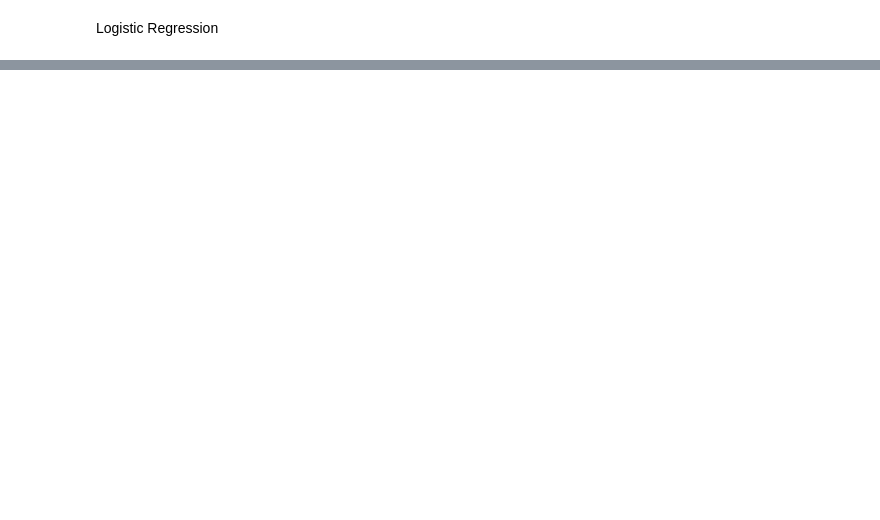
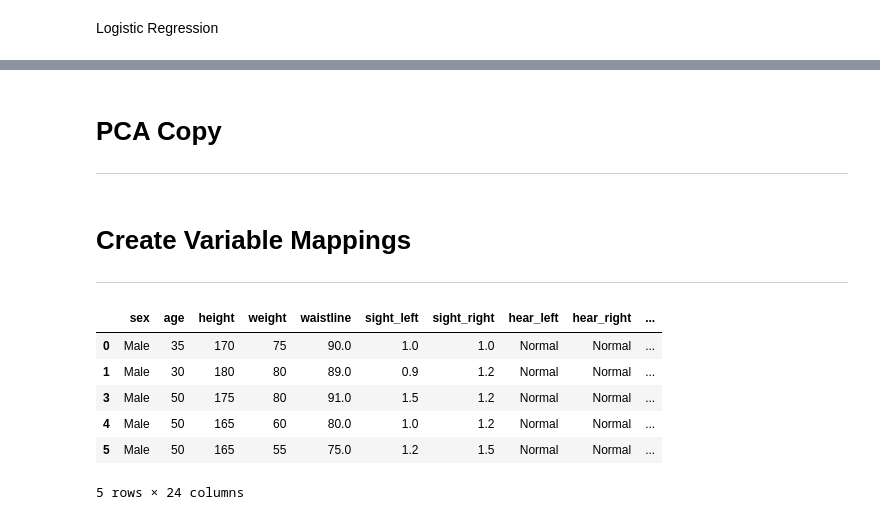
Before and after one commit to amajuoyieze/PEM-Group-Project, a Jupyter notebook: Group-Project.ipynb, the cells around one changed output, grey strips where cells are left out. Cells and saved outputs as stored; diff of their text form; code cells hidden in the pictures; blank space fills up the shorter version.

```diff
--- a/Group-Project.ipynb
+++ b/Group-Project.ipynb
@@ -127,3 +129,5 @@ df_copy.describe()
 duplicate_data(df_copy)
 # %% [output]
 'Number of duplicates: 14'
+# %%
+df_copy = df_copy.drop_duplicates(keep= 'last')
@@ -140,8 +145,3 @@ percentage_missing_values(df_copy)
-# %%
-"""df_copy['SMK_stat_type_cd'] = df_copy['SMK_stat_type_cd'].map({1: 'N', 2: 'Q', 3: 'S'}) # Smoking state, 1(never) = N , 2(used to smoke but quit) = Q, 3(still smoke) = S
-df_copy['hear_left'] = df_copy['hear_left'].map({1: 'Normal', 2: 'Abnormal'})
-df_copy['hear_right'] = df_copy['hear_right'].map({1: 'Normal', 2: 'Abnormal'})
-df_copy['urine_protein'] = df_copy['urine_protein'].map({1: '-', 2: '+/-', 3: '+1', 4: '+2', 5: '+3', 6: '+4'})"""
 # %%
 """print(df_copy.select_dtypes(include=[object,bool]).columns)"""
 # %% [output]
@@ -229,0 +258,23 @@ print("Logistic Regression Metrics:")
+# %% [markdown]
+# PCA Copy
+---
+# %%
+pca_copy = df_copy.copy()
+# %% [markdown]
+# Create Variable Mappings
+---
+# %%
+pca_copy['SMK_stat_type_cd'] = pca_copy['SMK_stat_type_cd'].map({1: 'N', 2: 'Q', 3: 'S'}) # Smoking state, 1(never) = N , 2(used to smoke but quit) = Q, 3(still smoke) = S
+pca_copy['hear_left'] = pca_copy['hear_left'].map({1: 'Normal', 2: 'Abnormal'})
+pca_copy['hear_right'] = pca_copy['hear_right'].map({1: 'Normal', 2: 'Abnormal'})
+pca_copy['urine_protein'] = pca_copy['urine_protein'].map({1: '-', 2: '+/-', 3: '+1', 4: '+2', 5: '+3', 6: '+4'})
+# %%
+pca_copy.head()
+# %% [output]
+|  | sex | age | height | weight | waistline | sight_left | sight_right | hear_left | hear_right | ... |
+| 0 | Male | 35 | 170 | 75 | 90.0 | 1.0 | 1.0 | Normal | Normal | ... |
+| 1 | Male | 30 | 180 | 80 | 89.0 | 0.9 | 1.2 | Normal | Normal | ... |
+| 3 | Male | 50 | 175 | 80 | 91.0 | 1.5 | 1.2 | Normal | Normal | ... |
+| 4 | Male | 50 | 165 | 60 | 80.0 | 1.0 | 1.2 | Normal | Normal | ... |
+| 5 | Male | 50 | 165 | 55 | 75.0 | 1.2 | 1.5 | Normal | Normal | ... |
+5 rows × 24 columns
```
Also changed, not shown: parts of 29 cells of this notebook.
